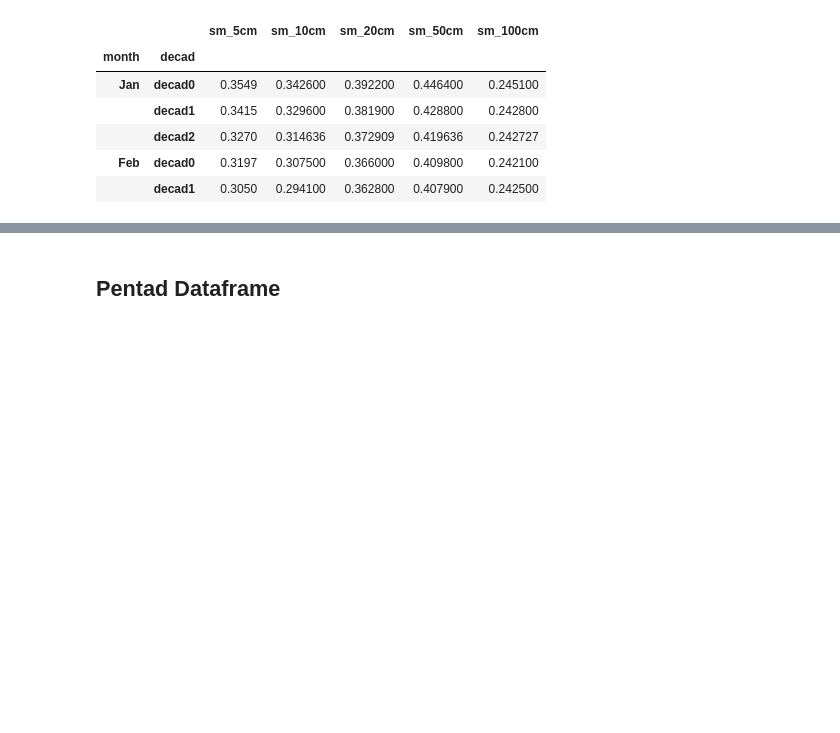
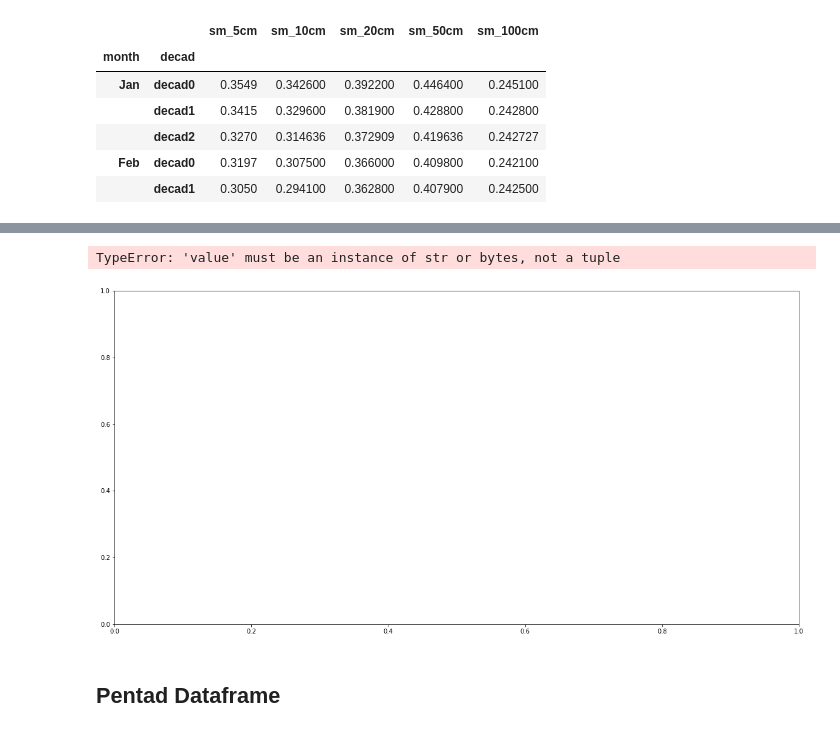
Before and after one commit to krosenberg01/usgs-nccasc-soil-moisture, a Jupyter notebook: usgs-nccasc-soil-moisture.ipynb, the cells around one changed output, grey strips where cells are left out. Drawn from its saved outputs; the diff is of its cells as text; code cells hidden in the pictures; blank space fills up the shorter version.

```diff
--- a/usgs-nccasc-soil-moisture.ipynb
+++ b/usgs-nccasc-soil-moisture.ipynb
@@ -306,0 +409,7 @@ customfunctions.decad_mean(soil_moisture_dict["bushland"], 2000).head()
+# %%
+# Create initial df
+dec_bushland_2000 = customfunctions.decad_mean(soil_moisture_dict["bushland"], 2000)
+
+# Calculate z-score of df
+zscore_dec_bushland_2000 = dec_bushland_2000.apply(zscore)
+zscore_dec_bushland_2000.head()
@@ -307,3 +424,13 @@ customfunctions.decad_mean(soil_moisture_dict["bushland"], 2000).head()
+# %%
+# Create figure and plot space
+fig, ax = plt.subplots(figsize=(20, 10))
+
+# Plot
+ax.bar(zscore_dec_bushland_2000.index.values,
+        zscore_dec_bushland_2000['sm_5cm'])
+# %% [output]
+TypeError: 'value' must be an instance of str or bytes, not a tuple
+[figure, added]
 # %% [markdown]
 ## Pentad Dataframe
 # %% [markdown]
```
Also changed, not shown: parts of 9 cells of this notebook.
